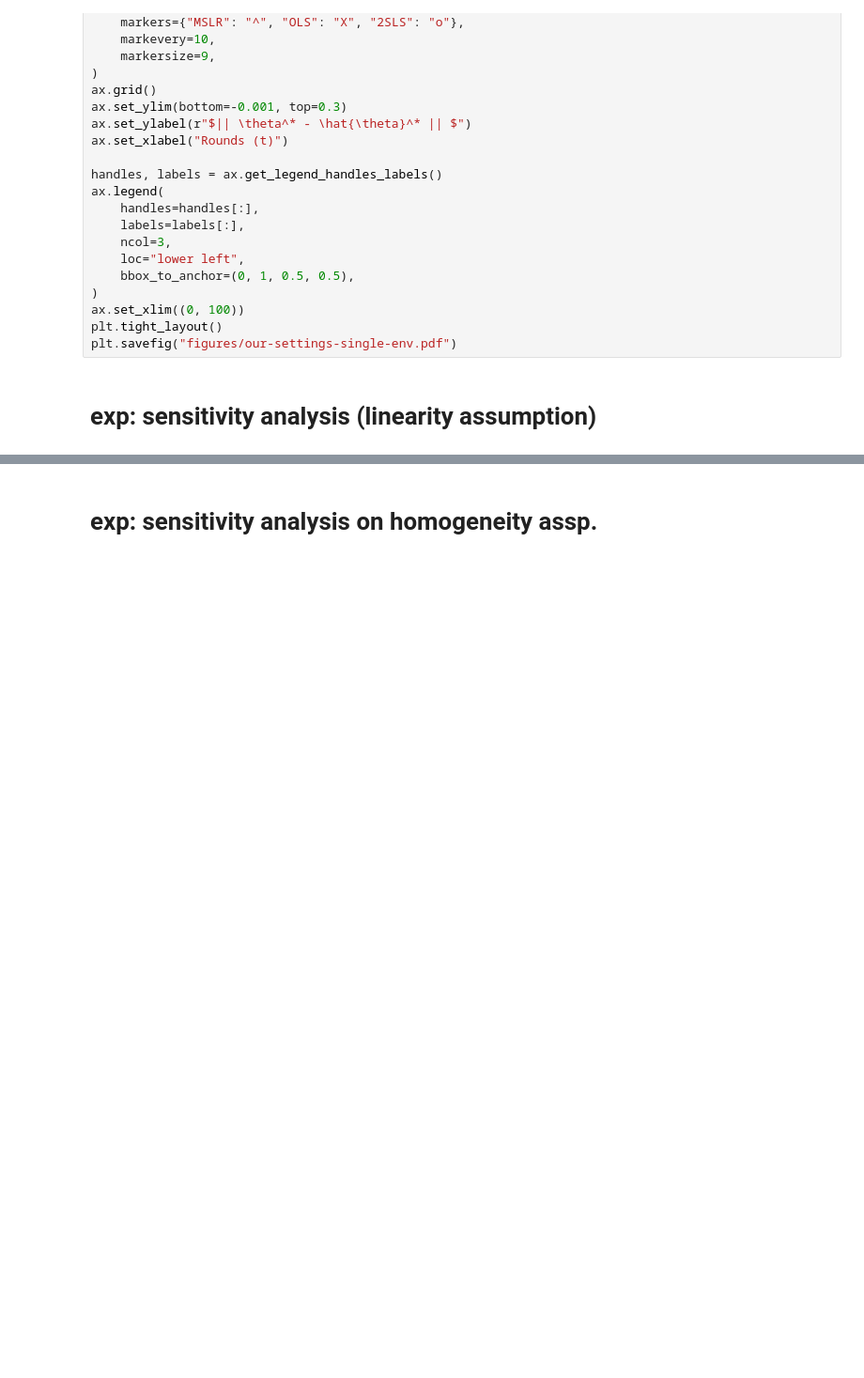
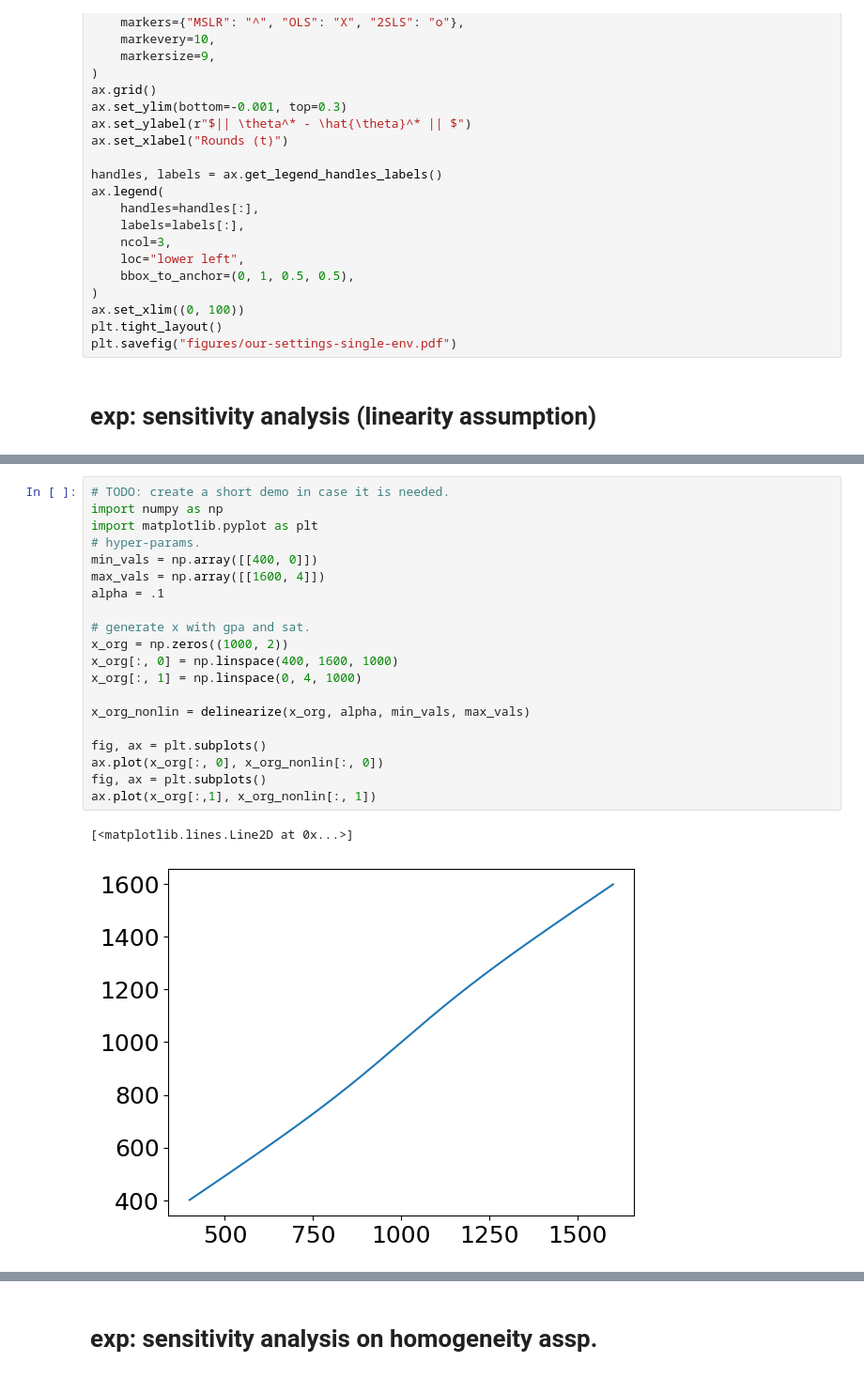
Before and after one commit to muandet-lab/causal-strategic-learning-with-selection, a Jupyter notebook: experiments.ipynb, the cells around one changed output, grey strips where cells are left out. Shown at 94% size. Drawn from its saved outputs; the diff is of its cells as text; blank space fills up the shorter version.

Commit message:
nonlinearity sensitivity.

```diff
--- a/experiments.ipynb
+++ b/experiments.ipynb
@@ -479,0 +499,23 @@ sns.pointplot(
+# %%
+# TODO: create a short demo in case it is needed.
+import numpy as np
+import matplotlib.pyplot as plt
+# hyper-params.
+min_vals = np.array([[400, 0]])
+max_vals = np.array([[1600, 4]])
+alpha = .1
+
+# generate x with gpa and sat.
+x_org = np.zeros((1000, 2))
+x_org[:, 0] = np.linspace(400, 1600, 1000)
+x_org[:, 1] = np.linspace(0, 4, 1000)
+
+x_org_nonlin = delinearize(x_org, alpha, min_vals, max_vals)
+
+fig, ax = plt.subplots()
+ax.plot(x_org[:, 0], x_org_nonlin[:, 0])
+fig, ax = plt.subplots()
+ax.plot(x_org[:,1], x_org_nonlin[:, 1])
+# %% [output]
+[<matplotlib.lines.Line2D at 0x...>]
+[figure, added]
```
Also changed, not shown: parts of 15 cells of this notebook, 3 other files.
